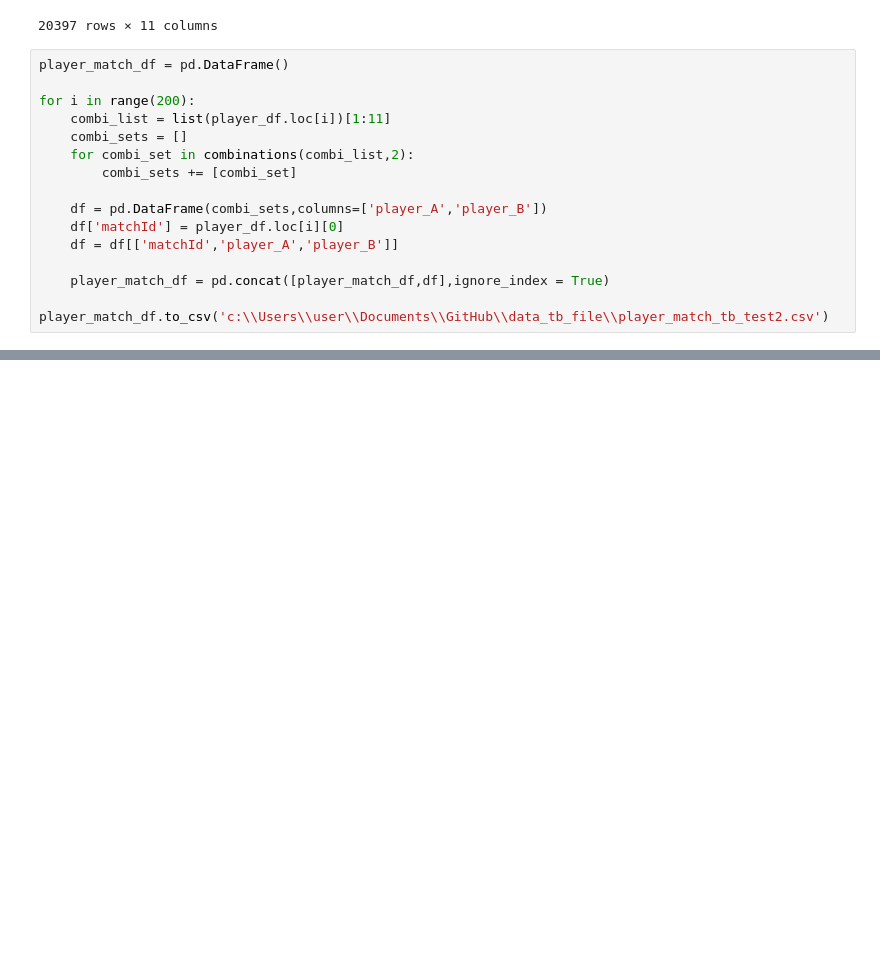
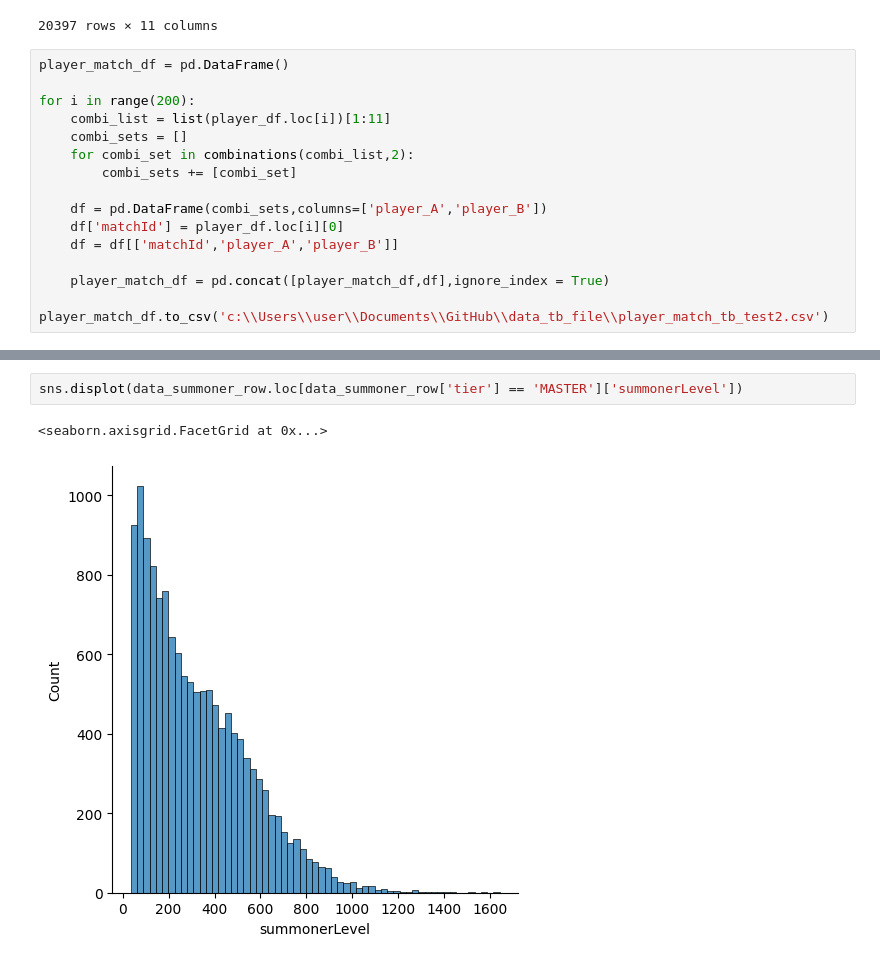
Before and after one commit to kim-bo-saeng/personal_project, a Jupyter notebook: lol_data/lol_data_analysis.ipynb, the cells around one changed output, grey strips where cells are left out. Drawn from its saved outputs; the diff is of its cells as text; blank space fills up the shorter version.

```diff
--- a/lol_data/lol_data_analysis.ipynb
+++ b/lol_data/lol_data_analysis.ipynb
@@ -41,0 +85,5 @@ player_match_df.to_csv('c:\\Users\\user\\Documents\\GitHub\\data_tb_file\\player
+# %%
+sns.displot(data_summoner_row.loc[data_summoner_row['tier'] == 'MASTER']['summonerLevel'])
+# %% [output]
+<seaborn.axisgrid.FacetGrid at 0x...>
+[figure, added]
```
Also changed, not shown: parts of 18 cells of this notebook.
